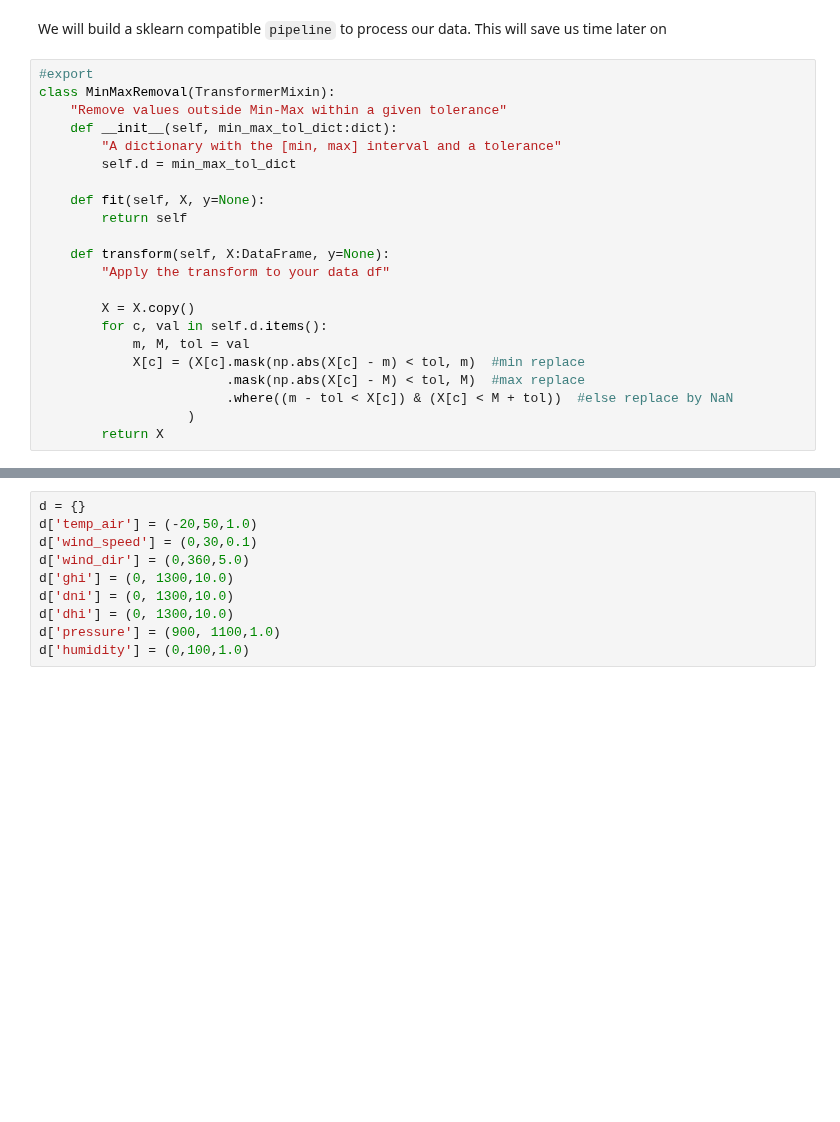
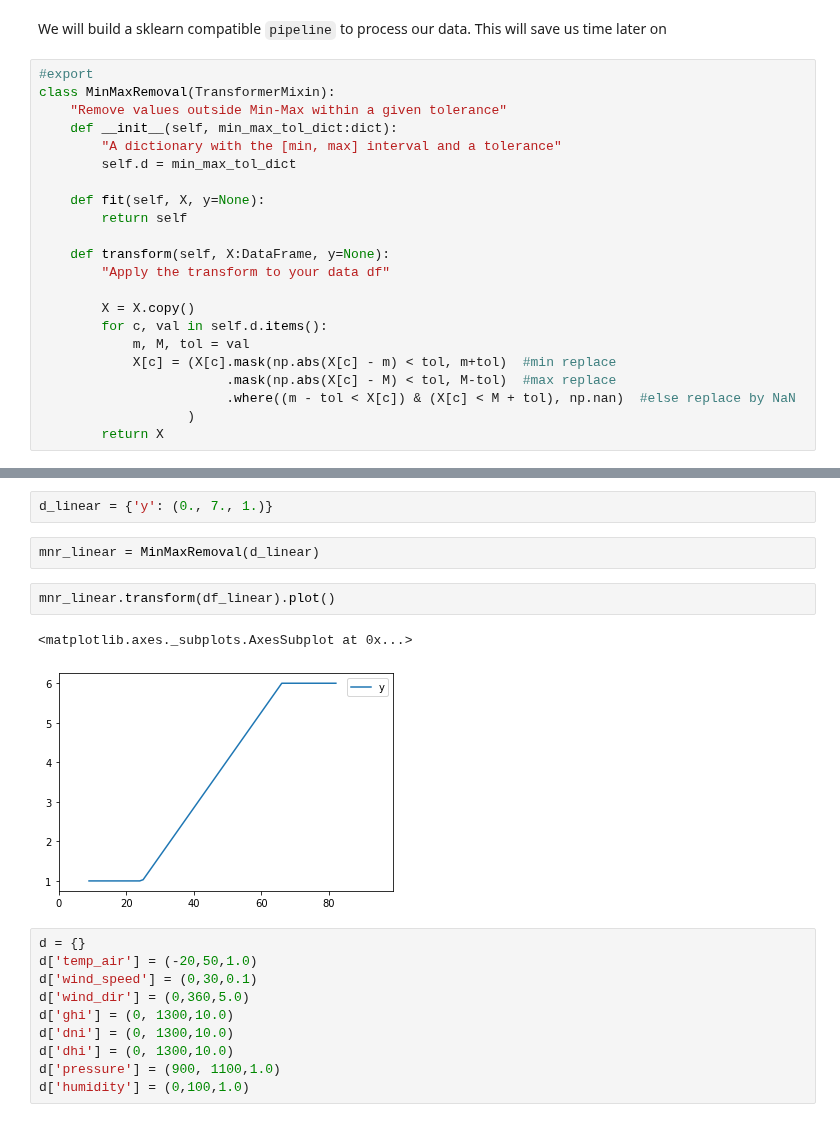
Before and after one commit to francisco-ar/pvtools, a Jupyter notebook: nbs/04_utils.missing.ipynb, the cells around one changed output, grey strips where cells are left out. Saved outputs shown, nothing was run; the diff lists cells and outputs as text; blank space fills up the shorter version.

```diff
--- a/nbs/04_utils.missing.ipynb
+++ b/nbs/04_utils.missing.ipynb
@@ -241,8 +241,8 @@ class MinMaxRemoval(TransformerMixin):
         X = X.copy()
         for c, val in self.d.items():
             m, M, tol = val
-            X[c] = (X[c].mask(np.abs(X[c] - m) < tol, m)  #min replace
-                        .mask(np.abs(X[c] - M) < tol, M)  #max replace
-                        .where((m - tol < X[c]) & (X[c] < M + tol))  #else replace by NaN
+            X[c] = (X[c].mask(np.abs(X[c] - m) < tol, m+tol)  #min replace
+                        .mask(np.abs(X[c] - M) < tol, M-tol)  #max replace
+                        .where((m - tol < X[c]) & (X[c] < M + tol), np.nan)  #else replace by NaN
                    )
         return X
@@ -255,3 +254,12 @@ Index(['ghi', 'dni', 'dhi', 'temp_air', 'wind_speed', 'wind_dir', 'pressure',
+# %%
+d_linear = {'y': (0., 7., 1.)}
+# %%
+mnr_linear = MinMaxRemoval(d_linear)
+# %%
+mnr_linear.transform(df_linear).plot()
+# %% [output]
+<matplotlib.axes._subplots.AxesSubplot at 0x...>
+[figure, added]
 # %%
 d = {}
 d['temp_air'] = (-20,50,1.0)
```
Also changed, not shown: parts of 9 cells of this notebook, 2 other files.
